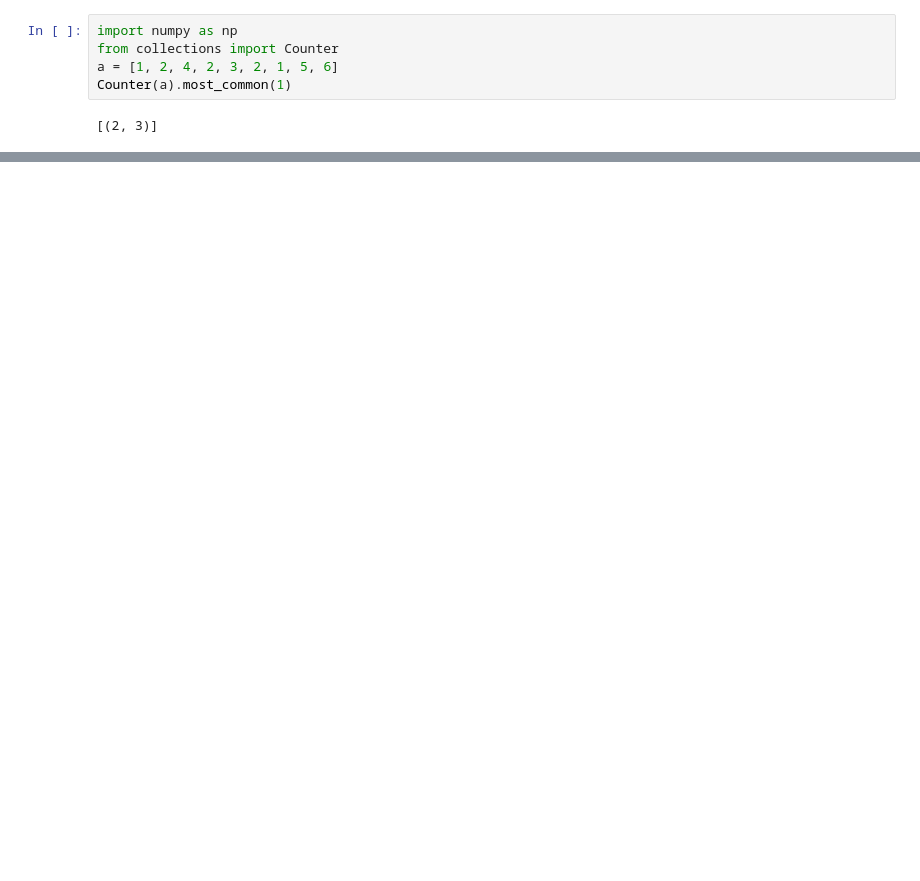
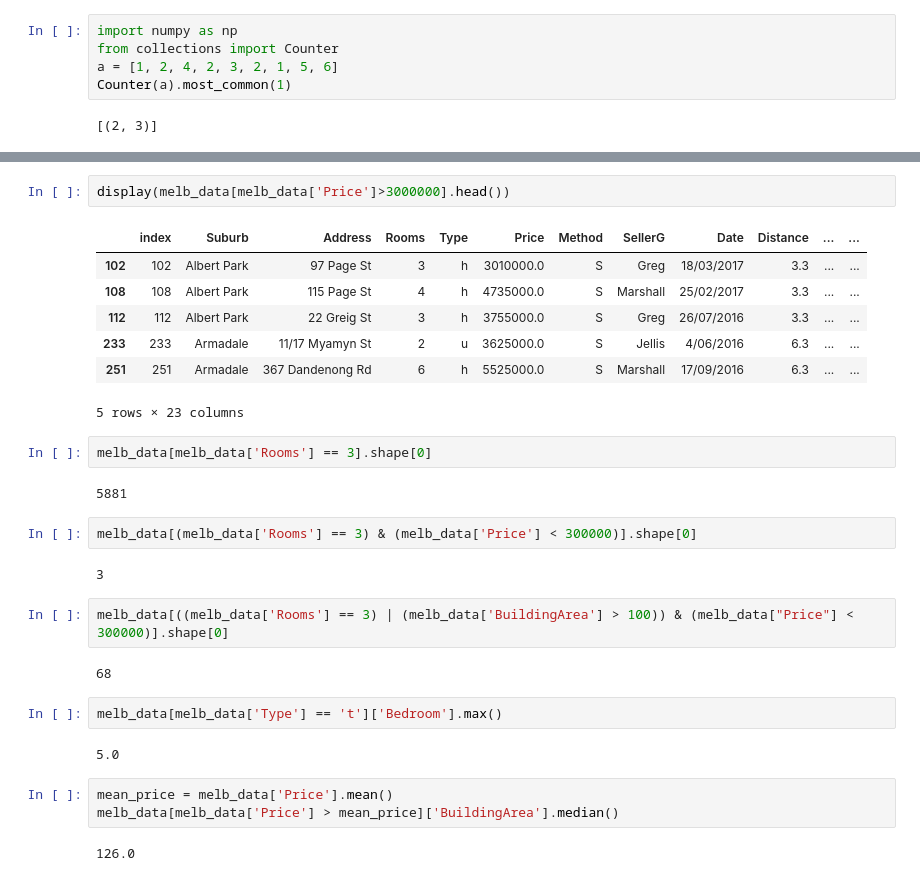
Before and after one commit to Xeniabestlook/sf_training, a Jupyter notebook: PY_10_Введение в Pandas/checkpoints/file_1.ipynb, the cells around one changed output, grey strips where cells are left out. Drawn from its saved outputs; the diff is of its cells as text; blank space fills up the shorter version.

```diff
--- a/PY_10_Введение в Pandas/checkpoints/file_1.ipynb
+++ b/PY_10_Введение в Pandas/checkpoints/file_1.ipynb
@@ -501,0 +643,31 @@ Counter(a).most_common(1)
+# %%
+display(melb_data[melb_data['Price']>3000000].head())
+# %% [output]
+|  | index | Suburb | Address | Rooms | Type | Price | Method | SellerG | Date | Distance | ... | ... |
+| 102 | 102 | Albert Park | 97 Page St | 3 | h | 3010000.0 | S | Greg | 18/03/2017 | 3.3 | ... | ... |
+| 108 | 108 | Albert Park | 115 Page St | 4 | h | 4735000.0 | S | Marshall | 25/02/2017 | 3.3 | ... | ... |
+| 112 | 112 | Albert Park | 22 Greig St | 3 | h | 3755000.0 | S | Greg | 26/07/2016 | 3.3 | ... | ... |
+| 233 | 233 | Armadale | 11/17 Myamyn St | 2 | u | 3625000.0 | S | Jellis | 4/06/2016 | 6.3 | ... | ... |
+| 251 | 251 | Armadale | 367 Dandenong Rd | 6 | h | 5525000.0 | S | Marshall | 17/09/2016 | 6.3 | ... | ... |
+5 rows × 23 columns
+# %%
+melb_data[melb_data['Rooms'] == 3].shape[0]
+# %% [output]
+5881
+# %%
+melb_data[(melb_data['Rooms'] == 3) & (melb_data['Price'] < 300000)].shape[0]
+# %% [output]
+3
+# %%
+melb_data[((melb_data['Rooms'] == 3) | (melb_data['BuildingArea'] > 100)) & (melb_data["Price"] < 300000)].shape[0]
+# %% [output]
+68
+# %%
+melb_data[melb_data['Type'] == 't']['Bedroom'].max()
+# %% [output]
+5.0
+# %%
+mean_price = melb_data['Price'].mean()
+melb_data[melb_data['Price'] > mean_price]['BuildingArea'].median()
+# %% [output]
+126.0
```
Also changed, not shown: parts of 47 cells of this notebook, 3 other files.
